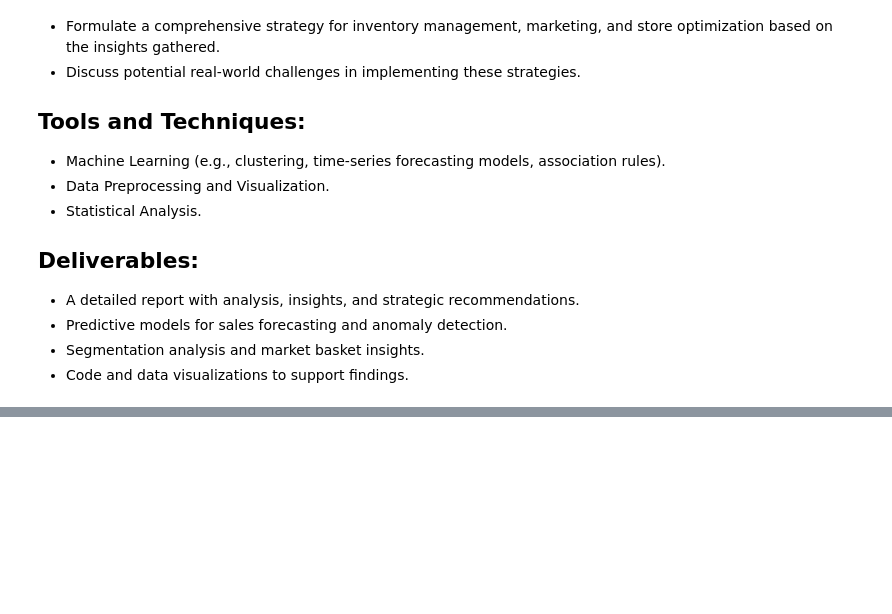
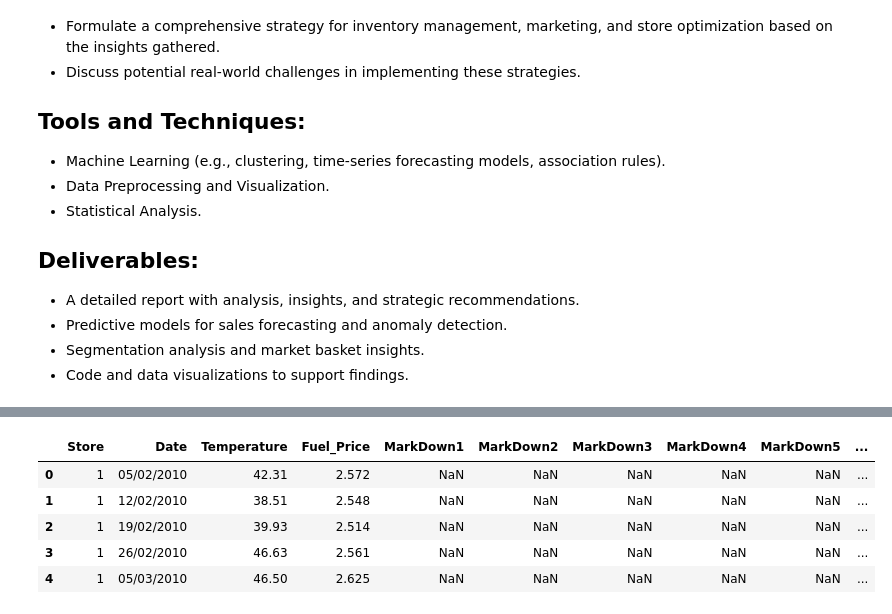
Before and after one commit to Rajesh1505/Capstone-Project-Advanced-Machine-Learning, a Jupyter notebook: Capstone_Project_Advanced_Machine_Learning.ipynb, the cells around one changed output, grey strips where cells are left out. Saved outputs shown, nothing was run; the diff lists cells and outputs as text; code cells hidden in the pictures; blank space fills up the shorter version.

Commit message:
Import Libraries and load the data

```diff
--- a/Capstone_Project_Advanced_Machine_Learning.ipynb
+++ b/Capstone_Project_Advanced_Machine_Learning.ipynb
@@ -70,0 +128,13 @@ To utilize machine learning and data analysis techniques to optimize store perfo
+# %%
+feature_data_df = pd.read_csv("/content/Retail Datsets/Features data set.csv")
+sales_data_df = pd.read_csv("/content/Retail Datsets/sales data-set.csv")
+store_data_df = pd.read_csv("/content/Retail Datsets/stores data-set.csv")
+# %%
+feature_data_df.head()
+# %% [output]
+|  | Store | Date | Temperature | Fuel_Price | MarkDown1 | MarkDown2 | MarkDown3 | MarkDown4 | MarkDown5 | ... |
+| 0 | 1 | 05/02/2010 | 42.31 | 2.572 | NaN | NaN | NaN | NaN | NaN | ... |
+| 1 | 1 | 12/02/2010 | 38.51 | 2.548 | NaN | NaN | NaN | NaN | NaN | ... |
+| 2 | 1 | 19/02/2010 | 39.93 | 2.514 | NaN | NaN | NaN | NaN | NaN | ... |
+| 3 | 1 | 26/02/2010 | 46.63 | 2.561 | NaN | NaN | NaN | NaN | NaN | ... |
+| 4 | 1 | 05/03/2010 | 46.50 | 2.625 | NaN | NaN | NaN | NaN | NaN | ... |
```
Also changed, not shown: parts of 16 cells of this notebook.
